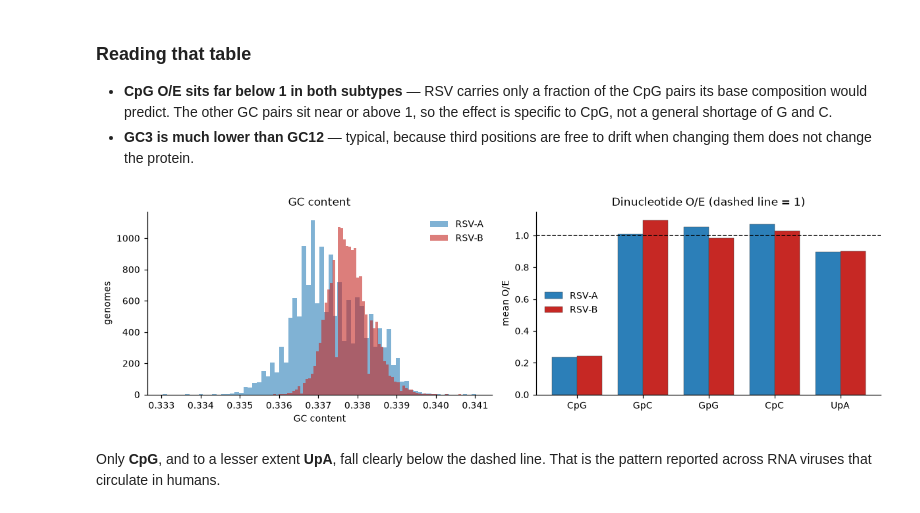
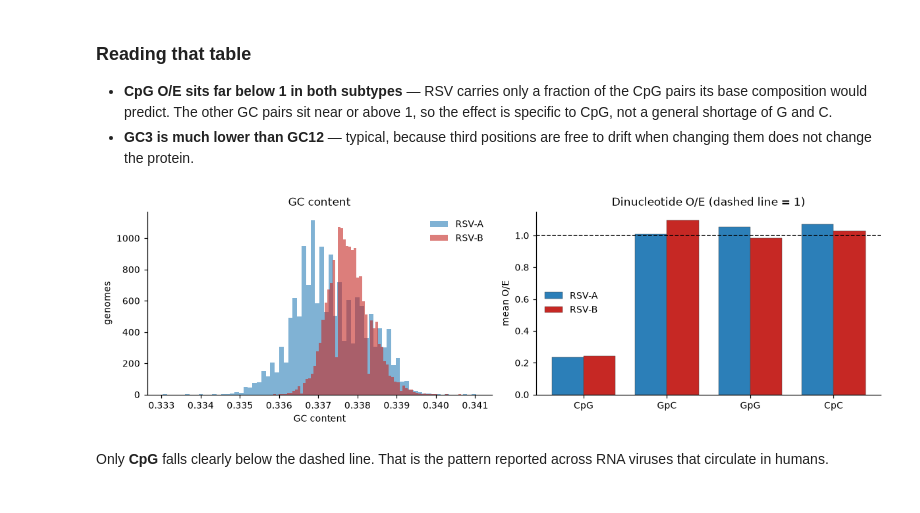
Before and after one commit to Wlimni/RSV, a Jupyter notebook: notebooks/02_features.ipynb, the cells around one changed output. Drawn from its saved outputs; the diff is of its cells as text; code cells hidden in the pictures.

```diff
--- a/notebooks/02_features.ipynb
+++ b/notebooks/02_features.ipynb
@@ -98,23 +96,23 @@ genome.groupby("Subtype")[cols].mean().round(4)
 # %%
 fig, ax = plt.subplots(1, 2, figsize=(11, 3.4))
 for s in "AB":
     x = genome[genome.Subtype == s]
     ax[0].hist(x.gc_content, bins=70, alpha=.6, color=PAL[s], label=f"RSV-{s}")
 ax[0].set_xlabel("GC content"); ax[0].set_ylabel("genomes")
 ax[0].set_title("GC content"); ax[0].legend(frameon=False)
-oe = ["oe_CG", "oe_GC", "oe_GG", "oe_CC", "oe_TA"]
-names = ["CpG", "GpC", "GpG", "CpC", "UpA"]
+oe = ["oe_CG", "oe_GC", "oe_GG", "oe_CC"]
+names = ["CpG", "GpC", "GpG", "CpC"]
 pos = np.arange(len(oe))
 for i, s in enumerate("AB"):
     x = genome[genome.Subtype == s]
     ax[1].bar(pos + (i - .5) * .38, [x[c].mean() for c in oe], width=.38,
               color=PAL[s], label=f"RSV-{s}", edgecolor="0.3", linewidth=.3)
 ax[1].axhline(1, ls="--", lw=1, c="k")
 ax[1].set_xticks(pos); ax[1].set_xticklabels(names)
 ax[1].set_ylabel("mean O/E"); ax[1].set_title("Dinucleotide O/E (dashed line = 1)")
 ax[1].legend(frameon=False)
 plt.tight_layout(); plt.show()
 # %% [output]
-[figure, old version]
+[figure, new version]
 # %% [markdown]
-Only **CpG**, and to a lesser extent **UpA**, fall clearly below the dashed line. That is the pattern reported across RNA viruses that circulate in humans.
+Only **CpG** falls clearly below the dashed line. That is the pattern reported across RNA viruses that circulate in humans.
```
Also changed, not shown: parts of 3 cells of this notebook, 24 other files.
